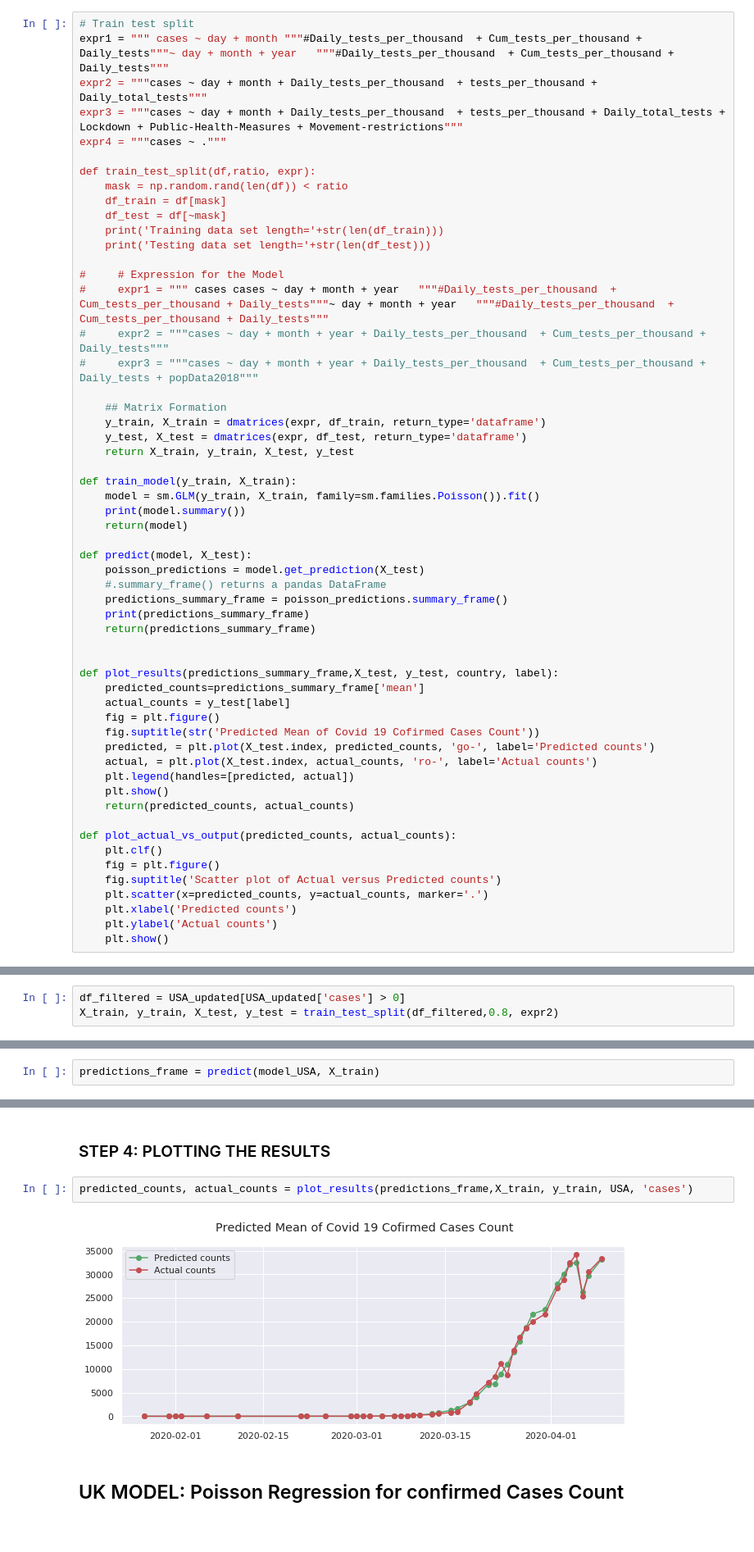
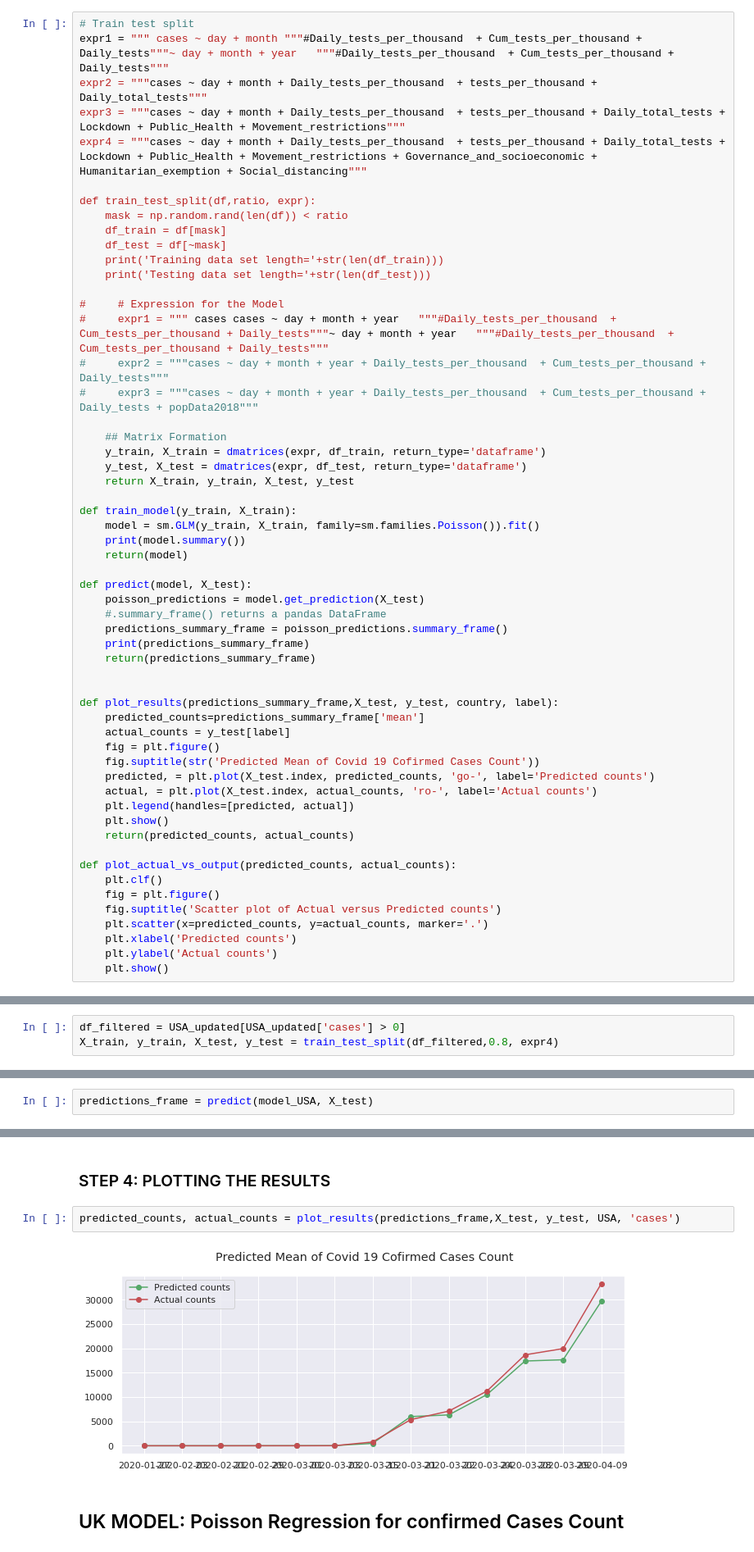
Before and after one commit to prerit1998jain/Pandemic-Forecasting-using-Time-dependent-SIRD-and-Poisson-Regression, a Jupyter notebook: Covid 19 (Poisson Regression Analysis)-Full DAta.ipynb, the cells around one changed output, grey strips where cells are left out. Shown at 82% size. Drawn from its saved outputs; the diff is of its cells as text.

```diff
--- a/Covid 19 (Poisson Regression Analysis)-Full DAta.ipynb
+++ b/Covid 19 (Poisson Regression Analysis)-Full DAta.ipynb
@@ -179,8 +179,8 @@ memory usage: 12.6+ KB
 # Train test split
 expr1 = """ cases ~ day + month """#Daily_tests_per_thousand  + Cum_tests_per_thousand + Daily_tests"""~ day + month + year   """#Daily_tests_per_thousand  + Cum_tests_per_thousand + Daily_tests"""
 expr2 = """cases ~ day + month + Daily_tests_per_thousand  + tests_per_thousand + Daily_total_tests"""
-expr3 = """cases ~ day + month + Daily_tests_per_thousand  + tests_per_thousand + Daily_total_tests + Lockdown + Public-Health-Measures + Movement-restrictions"""
-expr4 = """cases ~ ."""
+expr3 = """cases ~ day + month + Daily_tests_per_thousand  + tests_per_thousand + Daily_total_tests + Lockdown + Public_Health + Movement_restrictions"""
+expr4 = """cases ~ day + month + Daily_tests_per_thousand  + tests_per_thousand + Daily_total_tests + Lockdown + Public_Health + Movement_restrictions + Governance_and_socioeconomic + Humanitarian_exemption + Social_distancing"""
 
 def train_test_split(df,ratio, expr):
     mask = np.random.rand(len(df)) < ratio
@@ -359,5 +342,5 @@ sns.heatmap(corr, mask=mask, annot = True, cmap=cmap, vmax=.3, center=0,
 ### STEP 1: TEST TRAIN SPLIT
 # %%
 df_filtered = USA_updated[USA_updated['cases'] > 0]
-X_train, y_train, X_test, y_test = train_test_split(df_filtered,0.8, expr2)
+X_train, y_train, X_test, y_test = train_test_split(df_filtered,0.8, expr4)
 # %% [output]
@@ -388,7 +371,7 @@ Daily_total_tests           -0.0004   2.98e-05    -12.376      0.000      -0.000
 # %% [markdown]
 ### STEP 3: PREDICTIONS
 # %%
-predictions_frame = predict(model_USA, X_train)
+predictions_frame = predict(model_USA, X_test)
 # %% [output]
                     mean     mean_se  mean_ci_lower  mean_ci_upper
 Date
@@ -410,9 +391,9 @@ Date
 # %% [markdown]
 ### STEP 4: PLOTTING THE RESULTS
 # %%
-predicted_counts, actual_counts = plot_results(predictions_frame,X_train, y_train, USA, 'cases')
+predicted_counts, actual_counts = plot_results(predictions_frame,X_test, y_test, USA, 'cases')
 # %% [output]
-[figure, old version]
+[figure, new version]
 # %% [markdown]
 ## UK MODEL: Poisson Regression for confirmed Cases Count
 # %% [markdown]
```
Also changed, not shown: parts of 12 cells of this notebook.
